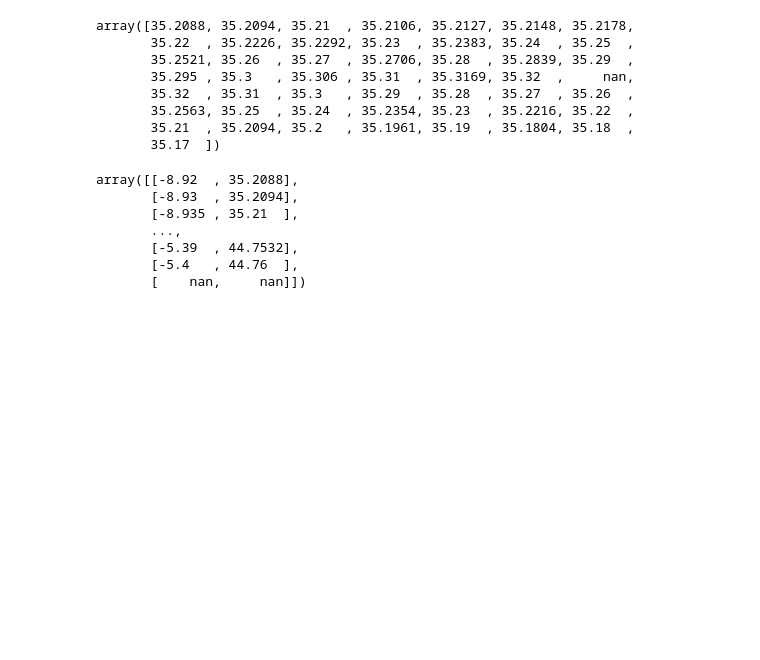
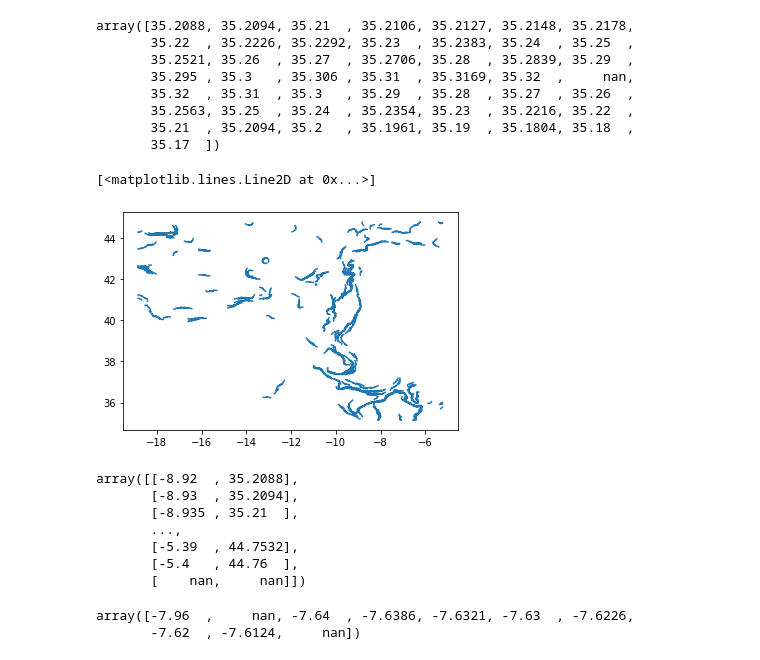
Before and after one commit to CoLAB-ATLANTIC/JUNO, a Jupyter notebook: notebooks/CayulaCornillon_SIED.ipynb, the cells around one changed output. Cells and saved outputs as stored; diff of their text form; code cells hidden in the pictures; blank space fills up the shorter version.

```diff
--- a/notebooks/CayulaCornillon_SIED.ipynb
+++ b/notebooks/CayulaCornillon_SIED.ipynb
@@ -455,6 +453,11 @@ array([35.2088, 35.2094, 35.21  , 35.2106, 35.2127, 35.2148, 35.2178,
        35.2563, 35.25  , 35.24  , 35.2354, 35.23  , 35.2216, 35.22  ,
        35.21  , 35.2094, 35.2   , 35.1961, 35.19  , 35.1804, 35.18  ,
        35.17  ])
+# %%
+plt.plot(xdata_final2, ydata_final2)
+# %% [output]
+[<matplotlib.lines.Line2D at 0x...>]
+[figure, added]
 # %%
 coco = np.column_stack((xdata_final2, ydata_final2))
 coco
@@ -468,0 +478,5 @@ array([[-8.92  , 35.2088],
+# %%
+x[-10:]
+# %% [output]
+array([-7.96  ,     nan, -7.64  , -7.6386, -7.6321, -7.63  , -7.6226,
+       -7.62  , -7.6124,     nan])
```
Also changed, not shown: parts of 15 cells of this notebook, 1 other file.
